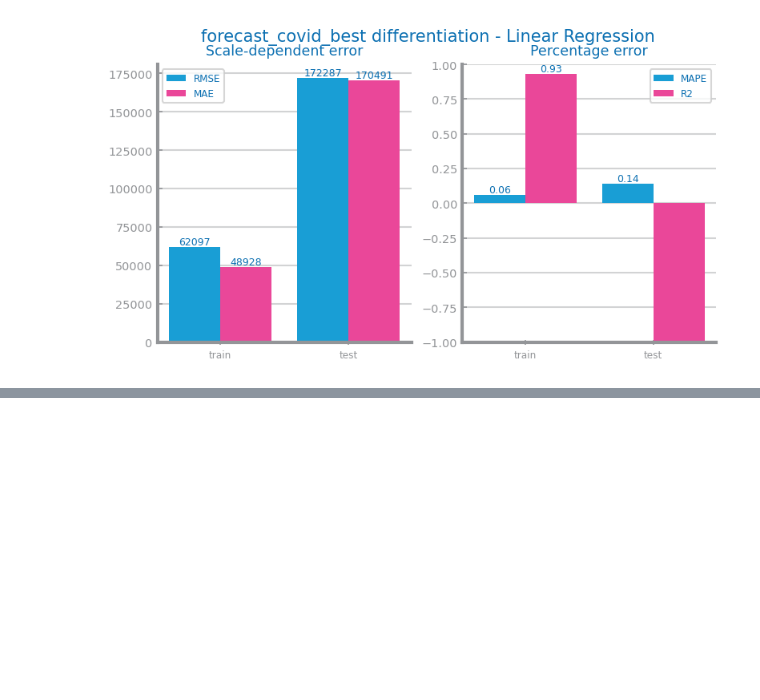
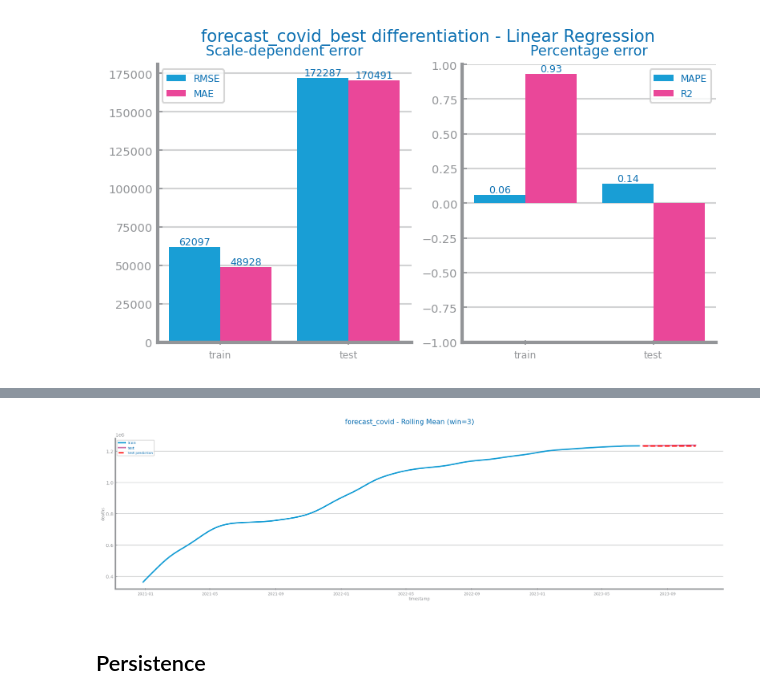
Before and after one commit to esteves3/data-science, a Jupyter notebook: forecasting-covid-data-transformation.ipynb, the cells around one changed output, grey strips where cells are left out. Cells and saved outputs as stored; diff of their text form; code cells hidden in the pictures; blank space fills up the shorter version.

```diff
--- a/forecasting-covid-data-transformation.ipynb
+++ b/forecasting-covid-data-transformation.ipynb
@@ -327,0 +399,15 @@ savefig(f"images/forecast/{file_tag}_best_data_transformation_differentiation_li
+# %%
+timecol: str = "timestamp"
+plot_forecasting_series(
+    train,
+    test,
+    prd_tst,
+    title=f"{file_tag} - Rolling Mean (win={params[0]})",
+    xlabel=timecol,
+    ylabel=target,
+)
+savefig(f"images/{file_tag}_rollingmean_{measure}_forecast.png")
+# %% [output]
+[figure, added]
+# %% [markdown]
+## Persistence
```
Also changed, not shown: parts of 7 cells of this notebook, 3 other files.
